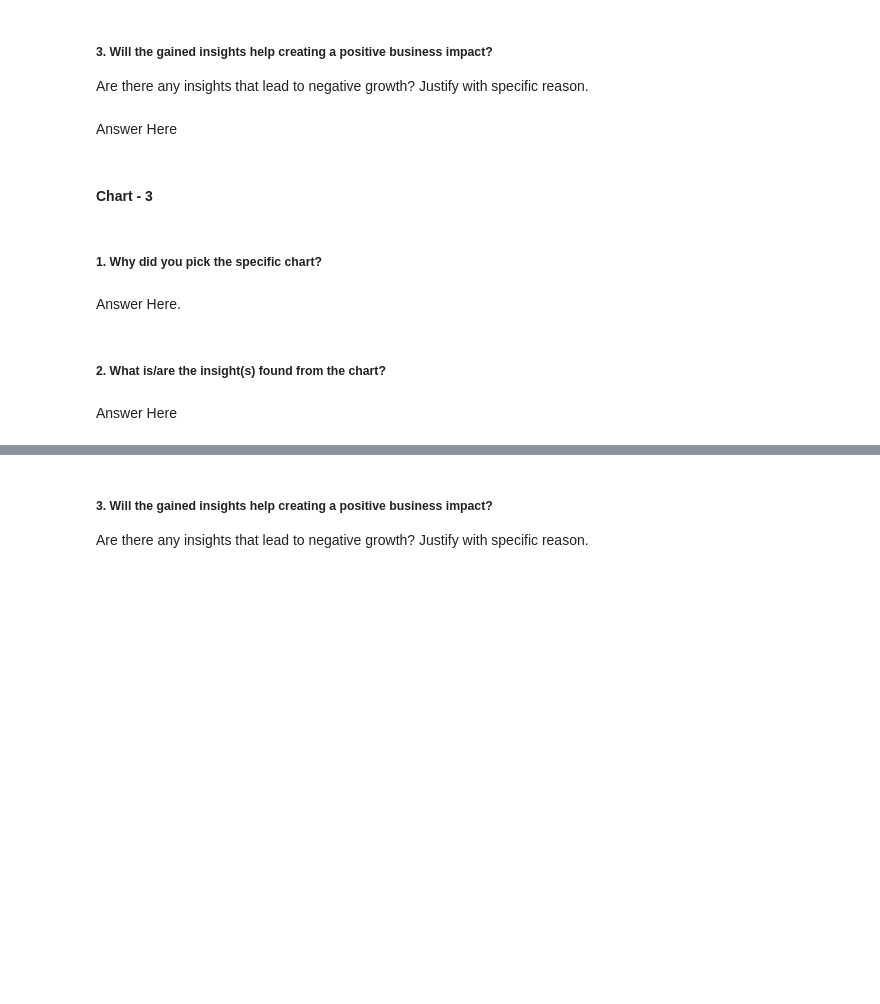
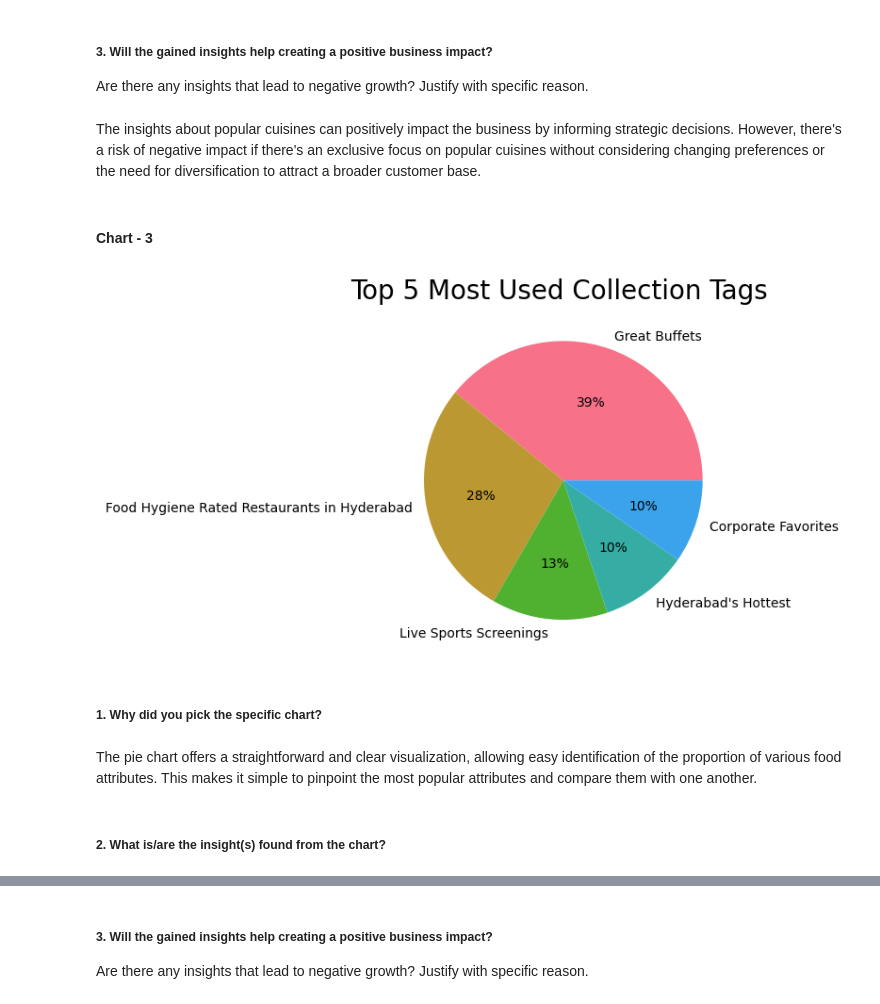
Before and after one commit to ruksz/Zomato-Restaurant---Unsupervised-ML, a Jupyter notebook: Unsupervised_ML_Zomato_Analysis.ipynb, the cells around one changed output, grey strips where cells are left out. Cells and saved outputs as stored; diff of their text form; code cells hidden in the pictures; blank space fills up the shorter version.

```diff
--- a/Unsupervised_ML_Zomato_Analysis.ipynb
+++ b/Unsupervised_ML_Zomato_Analysis.ipynb
@@ -323,0 +390,16 @@ Pictures : No. of pictures posted with review
+# %%
+# spliting the collections and storing in list
+Collections_value_list = hotel.Collections.dropna().str.split(', ')
+# %%
+# storing all the collection tags in a dict
+Collections_dict = {}
+for collection in Collections_value_list:
+    for col_name in collection:
+        if (col_name in Collections_dict):
+            Collections_dict[col_name]+=1
+        else:
+            Collections_dict[col_name]=1
+# %%
+# converting the dict to a data frame
+Collections_df=pd.DataFrame.from_dict([Collections_dict]).transpose().reset_index().rename(
+    columns={'index':'Tags',0:'Number of Restaurants'})
@@ -359,7 +579,7 @@ Answer Here
 # %% [markdown]
 ##### 3. Will the gained insights help creating a positive business impact?
 Are there any insights that lead to negative growth? Justify with specific reason.
-# %% [markdown]
-Answer Here
+# %% [markdown]
+The insights about popular cuisines can positively impact the business by informing strategic decisions. However, there's a risk of negative impact if there's an exclusive focus on popular cuisines without considering changing preferences or the need for diversification to attract a broader customer base.
 # %% [markdown]
 #### Chart - 3
@@ -368,8 +586,22 @@ Answer Here
+# %%
+# Chart - 3 visualization code
+
+collection_list = Collections_df.sort_values('Number of Restaurants', ascending = False)['Tags'].tolist()[:5]
+
+restaraunt_per = cuisine_df.sort_values('Number of Restaurants', ascending = False)['Number of Restaurants'].tolist()[:5]
+
+labels = collection_list
+colors = sns.color_palette('husl')
+
+#create pie chart
+plt.pie(restaraunt_per, labels = labels, colors = colors, autopct='%.0f%%')
+plt.title('Top 5 Most Used Collection Tags ', size =20)
+plt.show()
+# %% [output]
+[figure, added]
 # %% [markdown]
 ##### 1. Why did you pick the specific chart?
-# %% [markdown]
-Answer Here.
+# %% [markdown]
+The pie chart offers a straightforward and clear visualization, allowing easy identification of the proportion of various food attributes. This makes it simple to pinpoint the most popular attributes and compare them with one another.
 # %% [markdown]
 ##### 2. What is/are the insight(s) found from the chart?
-# %% [markdown]
-Answer Here
```
Also changed, not shown: parts of 44 cells of this notebook.
